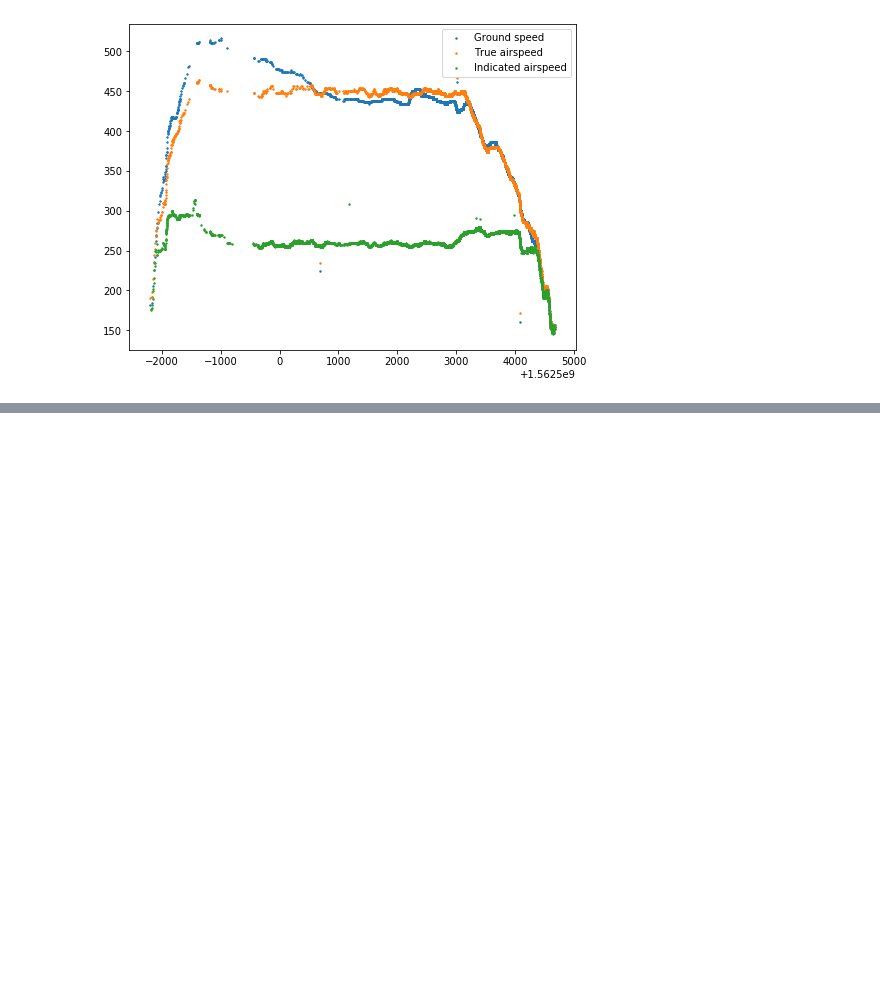
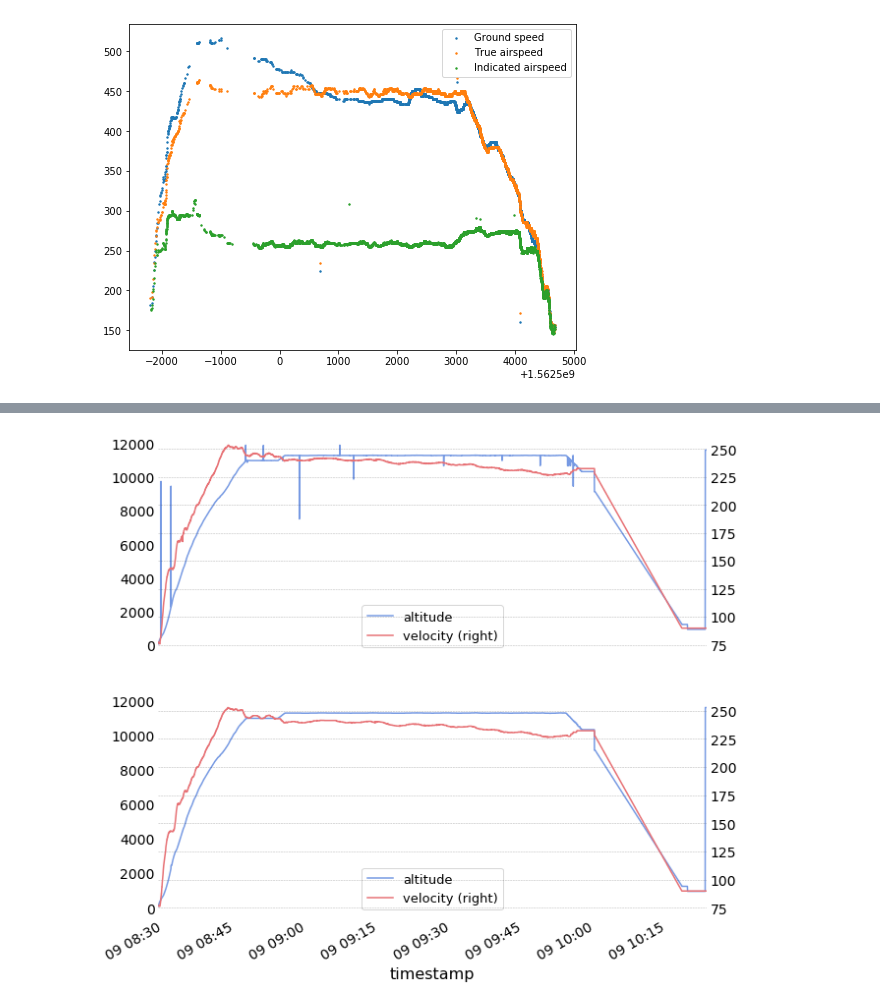
Before and after one commit to junzis/modes-tutorials, a Jupyter notebook: 4_explore_trajectory.ipynb, the cells around one changed output, grey strips where cells are left out. Cells and saved outputs as stored; diff of their text form; code cells hidden in the pictures; blank space fills up the shorter version.

```diff
--- a/4_explore_trajectory.ipynb
+++ b/4_explore_trajectory.ipynb
@@ -50,7 +54,7 @@ plt.show()
 ## Example flight 2
 # %%
 # Flight-2
-df_adsb = opensky.query(
+adsb2 = opensky.query(
     type="adsb", start="2019-09-09 08:00:00", end="2019-09-09 12:00:10", icao24="4C01E4"
 )
 # %% [output]
@@ -117,0 +131,7 @@ plt.show()
+# %%
+adsb2["timestamp"] = pd.to_datetime(adsb2.time * 1e9).dt.tz_localize("utc")
+adsb2["latitude"] = adsb2["lat"]
+adsb2["longitude"] = adsb2["lon"]
+adsb2["altitude"] = adsb2["baroaltitude"]
+
+t = Traffic(adsb2)
@@ -117,0 +152,7 @@ plt.show()
+# %%
+with plt.style.context("traffic"):
+    fig, (ax1, ax2) = plt.subplots(2, 1, sharex=True)
+    t["ASL20Z"].plot_time(ax1, ["altitude", "velocity"], "velocity")
+    t["ASL20Z"].filter().plot_time(ax2, ["altitude", "velocity"], "velocity")
+# %% [output]
+[figure, added]
```
Also changed, not shown: parts of 15 cells of this notebook.
